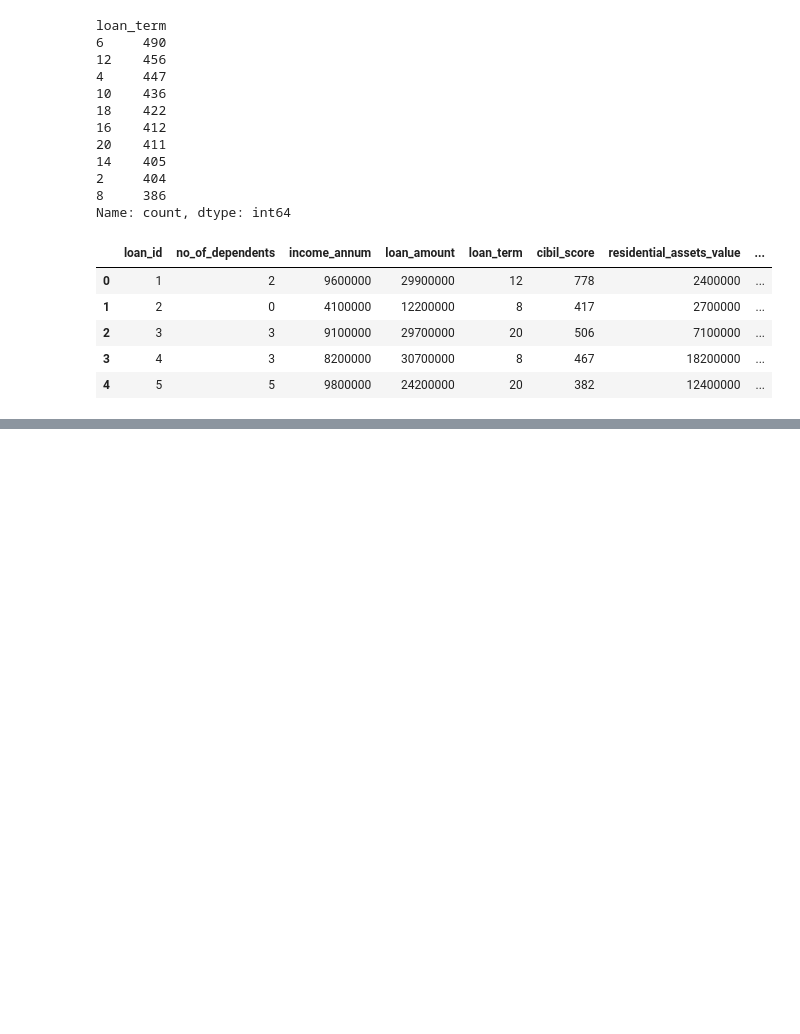
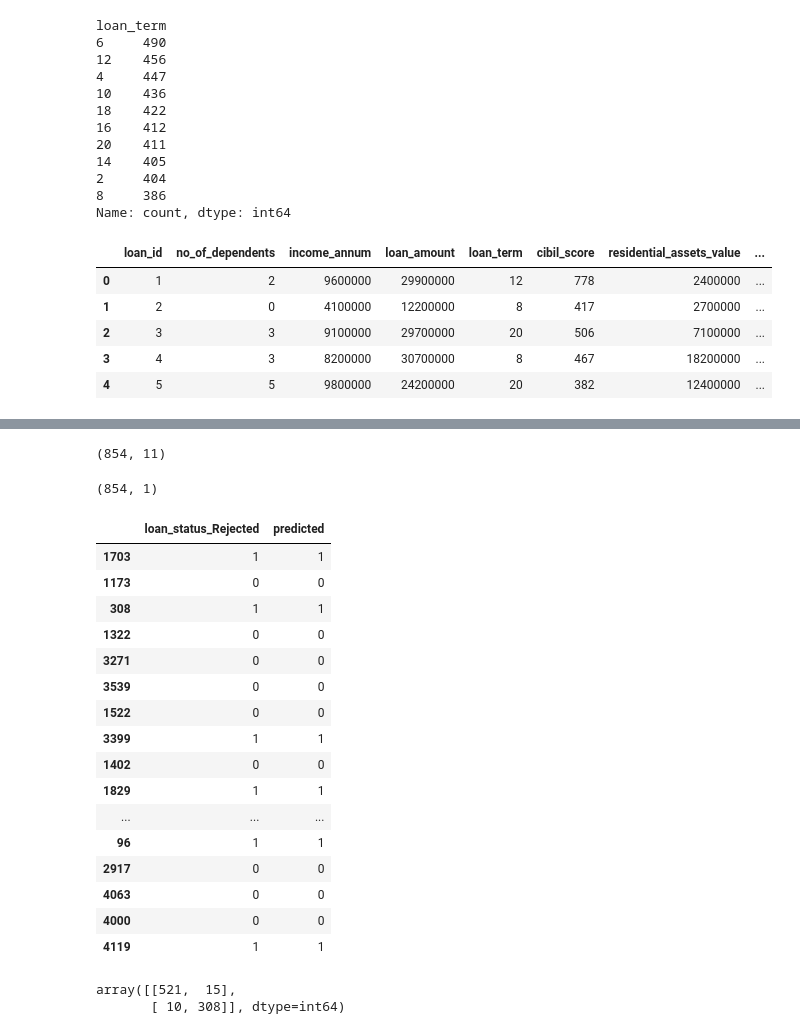
Before and after one commit to upflairs-pvt-ltd/jecrc-10-may2024, a Jupyter notebook: ANN/loan.ipynb, the cells around one changed output, grey strips where cells are left out. Drawn from its saved outputs; the diff is of its cells as text; code cells hidden in the pictures; blank space fills up the shorter version.

```diff
--- a/ANN/loan.ipynb
+++ b/ANN/loan.ipynb
@@ -142,0 +232,3 @@ df2.head()
+# %%
+## prediction
+prediction = ann_model.predict(x_test)
@@ -142,0 +237,32 @@ df2.head()
+# %%
+x_test.shape
+# %% [output]
+(854, 11)
+# %%
+prediction.shape
+# %% [output]
+(854, 1)
+# %%
+pred = (prediction>0.5).astype(int).ravel()
+# %%
+y_test['predicted'] = pred
+# %%
+y_test.head(40)
+# %% [output]
+|  | loan_status_Rejected | predicted |
+| 1703 | 1 | 1 |
+| 1173 | 0 | 0 |
+| 308 | 1 | 1 |
+| 1322 | 0 | 0 |
+| 3271 | 0 | 0 |
+| 3539 | 0 | 0 |
+| 1522 | 0 | 0 |
+| 3399 | 1 | 1 |
+| 1402 | 0 | 0 |
+| 1829 | 1 | 1 |
+| ... | ... | ... |
+| 96 | 1 | 1 |
+| 2917 | 0 | 0 |
+| 4063 | 0 | 0 |
+| 4000 | 0 | 0 |
+| 4119 | 1 | 1 |
@@ -142,0 +271,5 @@ df2.head()
+# %%
+confusion_matrix(y_test['loan_status_Rejected'],y_test['predicted'])
+# %% [output]
+array([[521,  15],
+       [ 10, 308]], dtype=int64)
```
Also changed, not shown: parts of 12 cells of this notebook.
